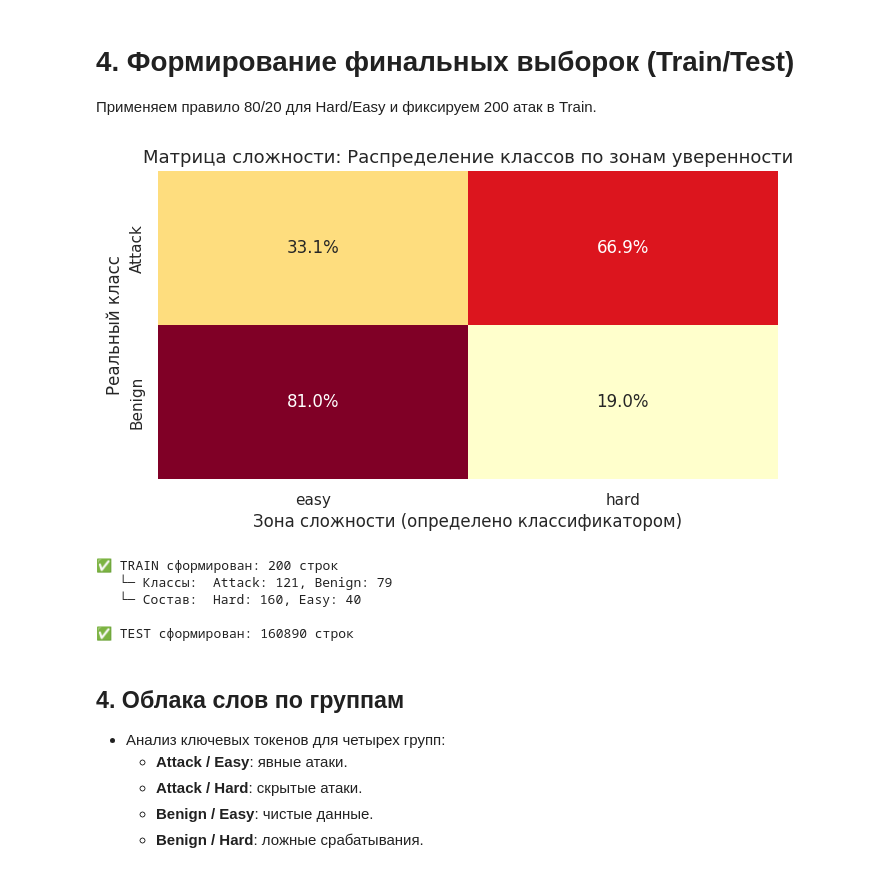
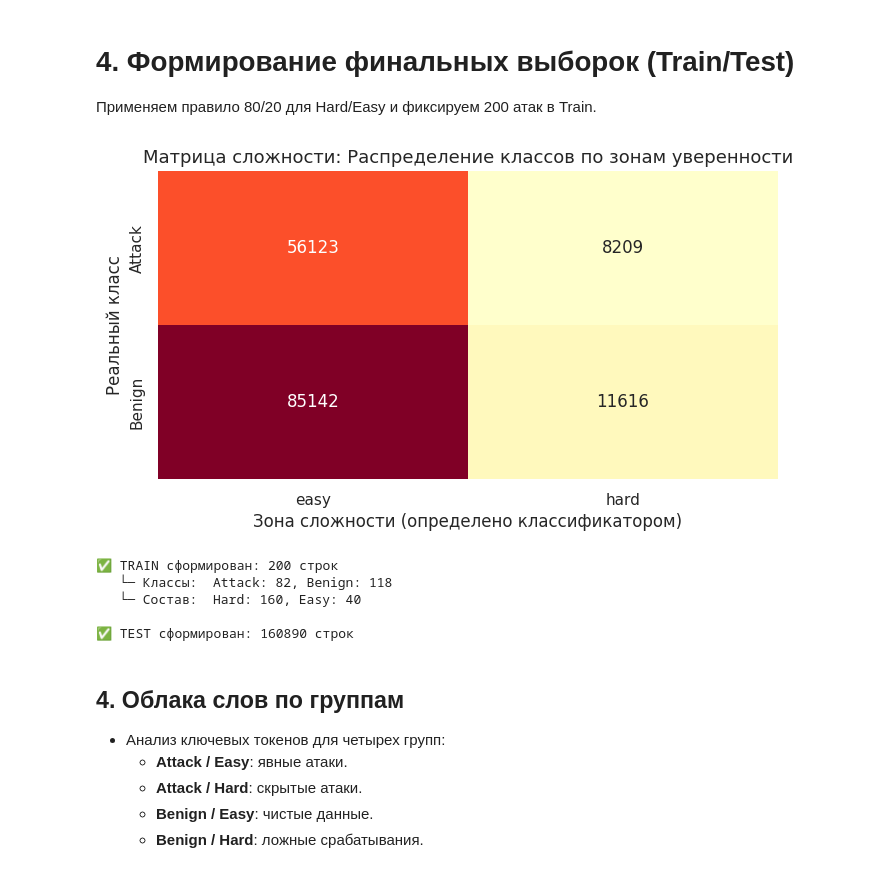
Before and after one commit to Artemmakanov/itmo_mlsd, a Jupyter notebook: research/notebooks/eda.ipynb, the cells around one changed output. Saved outputs shown, nothing was run; the diff lists cells and outputs as text; code cells hidden in the pictures.

```diff
--- a/research/notebooks/eda.ipynb
+++ b/research/notebooks/eda.ipynb
@@ -56,14 +60,11 @@ print(f"Исходный датасет: {df.shape}")
 * Обучение калиброванного `BernoulliNB` для оценки уверенности модели.
 * Скоринг: разделение данных на "простые" и "сложные" примеры.
 # %%
-from sklearn.feature_extraction.text import CountVectorizer
-from scipy.sparse import csr_matrix
 
 print(f"Обработка {len(df)} строк...")
 
 # 2. Профессиональная векторизация (вместо create_features)
-# min_df=10 — это ваш min_freq, max_df=0.8 — это ваш top_percent
-vectorizer = CountVectorizer(binary=True, min_df=10, max_df=0.8)
+vectorizer = CountVectorizer(binary=True, min_df=3, max_df=0.8)
 X_sparse = vectorizer.fit_transform(df['text'])
 y_work = df['label'].values.astype(int)
 
@@ -74,13 +75,13 @@ X_train_c, X_test_c, y_train_c, y_test_c = train_test_split(
     X_sparse, y_work, test_size=0.2, random_state=42, stratify=y_work
 )
 
-base_model = BernoulliNB(alpha=1.0)
-calibrated_model = CalibratedClassifierCV(base_model, method='sigmoid', cv=5)
-calibrated_model.fit(X_train_c, y_train_c)
+nb = MultinomialNB(alpha=1.0)
+nb.fit(X_train_c, y_train_c)
 
 # 4. Скоринг (тоже мгновенно)
-full_proba = calibrated_model.predict_proba(X_sparse)
+full_proba = nb.predict_proba(X_sparse)
 df['confidence'] = np.max(full_proba, axis=1)
-df['pred'] = calibrated_model.predict(X_sparse)
+df['proba'] = full_proba[:, 1]
+df['pred'] = nb.predict(X_sparse).astype(bool)
 # %% [output]
 Обработка 161090 строк...
@@ -135,57 +140,68 @@ weighted avg       0.62      0.79      0.69     99638
 Применяем правило 80/20 для Hard/Easy и фиксируем 200 атак в Train.
 # %%
 # 1. Маркировка сложности
-df['complexity'] = df['confidence'].apply(lambda x: 'hard' if x < CONFIDENCE_THRESHOLD else 'easy')
-
-# 2. Аналитическая матрица (Crosstab)
-# Показывает, как распределились Attack/Benign по уровням сложности
+df['complexity'] = df.apply(lambda x: 'hard' if x['label'] != x['pred'] else 'easy', axis=1)
+# # 2. Аналитическая матрица (Crosstab)
 analysis_df = df.copy()
 analysis_df['class_name'] = analysis_df['label'].map({True: 'Attack', False: 'Benign'})
 
-ct_norm = pd.crosstab(analysis_df['class_name'], analysis_df['complexity'], normalize='index')
+# Абсолютные значения (БЕЗ normalize)
+ct = pd.crosstab(
+    analysis_df['class_name'],
+    analysis_df['complexity']
+)
 
 plt.figure(figsize=(8, 4))
-sns.heatmap(ct_norm, annot=True, fmt=".1%", cmap="YlOrRd", cbar=False)
-plt.title('Матрица сложности: Распределение классов по зонам уверенности', fontsize=13)
+sns.heatmap(
+    ct,
+    annot=True,
+    fmt="d",          # целые числа
+    cmap="YlOrRd",
+    cbar=False
+)
+plt.title(
+    'Матрица сложности: Распределение классов по зонам уверенности',
+    fontsize=13
+)
 plt.ylabel('Реальный класс')
 plt.xlabel('Зона сложности (определено классификатором)')
 plt.savefig('complexity_matrix.png')
+plt.show()
 
-plt.show()
 
 # 3. Формирование финального датасета (80% Hard / 20% Easy)
 # Сначала формируем общую стратегию выбора из df
 df_hard = df[df.complexity == 'hard']
 df_easy = df[df.complexity == 'easy']
 
 # Вычисляем, сколько нам нужно взять из каждой группы для итоговых 200 строк
 # 200 * 0.8 = 160 hard, 200 * 0.2 = 40 easy
 n_train_total = 200
 n_hard_train = int(n_train_total * 0.8)
 n_easy_train = n_train_total - n_hard_train
 
 # Сэмплируем с учетом стратификации по label внутри каждой группы сложности
 def stratified_sample(df_sub, n):
     if len(df_sub) <= n: return df_sub
     return train_test_split(df_sub, train_size=n, stratify=df_sub.label, random_state=42)[0]
 
 train_hard_part = stratified_sample(df_hard, n_hard_train)
 train_easy_part = stratified_sample(df_easy, n_easy_train)
 
 df_train = pd.concat([train_hard_part, train_easy_part]).sample(frac=1, random_state=42).reset_index(drop=True)
 
 # Все остальное уходит в тест
 df_test = df.drop(df_train.index).reset_index(drop=True)
 
 # --- Итоговая статистика ---
 print(f"✅ TRAIN сформирован: {len(df_train)} строк")
 print(f"   └─ Классы:  Attack: {sum(df_train.label)}, Benign: {len(df_train)-sum(df_train.label)}")
 print(f"   └─ Состав:  Hard: {len(df_train[df_train.complexity=='hard'])}, Easy: {len(df_train[df_train.complexity=='easy'])}")
 print(f"\n✅ TEST сформирован: {len(df_test)} строк")
 # %% [output]
-[figure, old version]
+[figure, new version]
 ✅ TRAIN сформирован: 200 строк
-   └─ Классы:  Attack: 121, Benign: 79
+   └─ Классы:  Attack: 82, Benign: 118
    └─ Состав:  Hard: 160, Easy: 40
 
 ✅ TEST сформирован: 160890 строк
```
Also changed, not shown: parts of 9 cells of this notebook, 11 other files.
